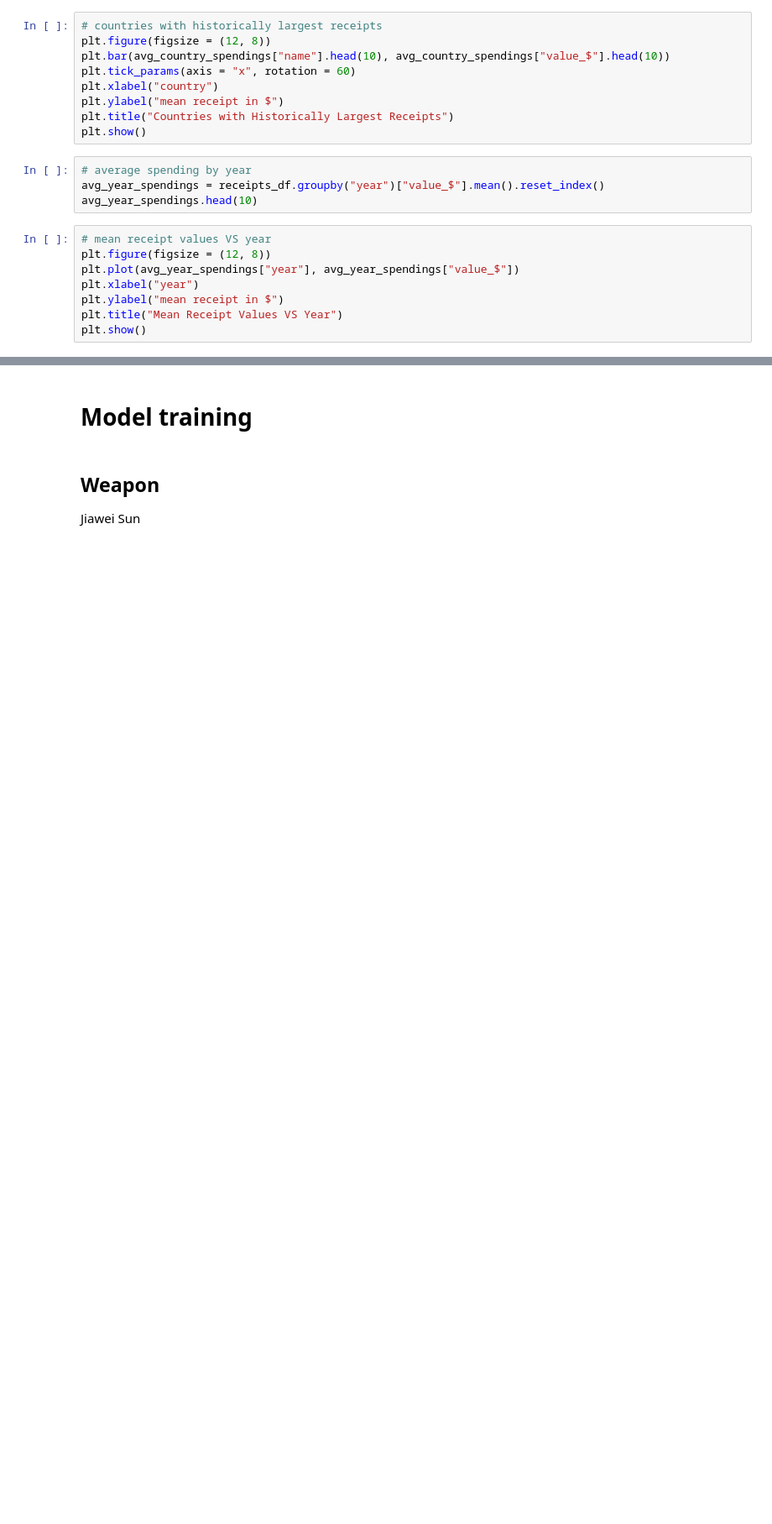
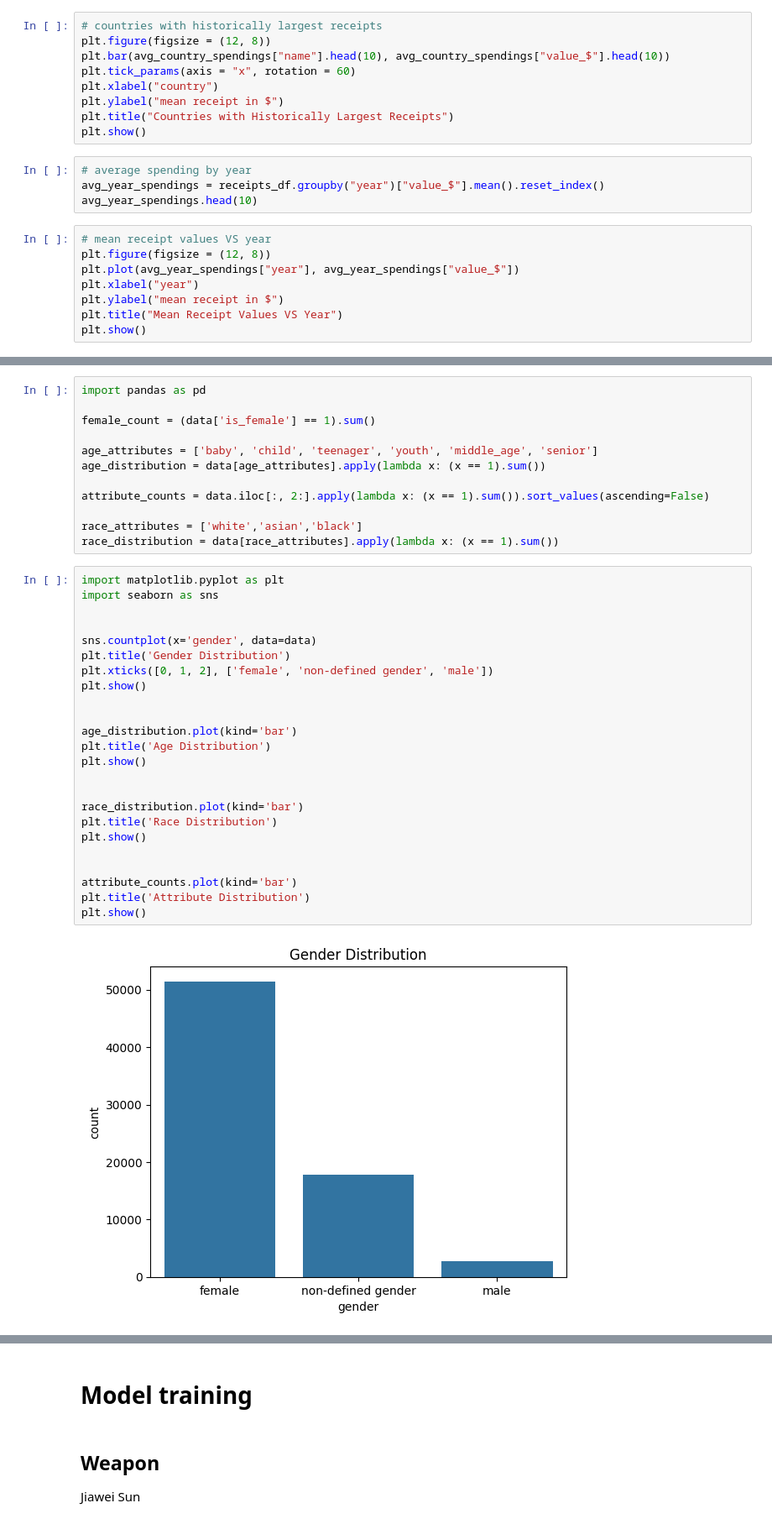
Before and after one commit to BU-Spark/ml-mit-evidence-analysis, a Jupyter notebook: EDA.ipynb, the cells around one changed output, grey strips where cells are left out. Shown at 84% size. Drawn from its saved outputs; the diff is of its cells as text; blank space fills up the shorter version.

```diff
--- a/EDA.ipynb
+++ b/EDA.ipynb
@@ -670,0 +690,38 @@ plt.show()
+# %%
+import pandas as pd
+
+female_count = (data['is_female'] == 1).sum()
+
+age_attributes = ['baby', 'child', 'teenager', 'youth', 'middle_age', 'senior']
+age_distribution = data[age_attributes].apply(lambda x: (x == 1).sum())
+
+attribute_counts = data.iloc[:, 2:].apply(lambda x: (x == 1).sum()).sort_values(ascending=False)
+
+race_attributes = ['white','asian','black']
+race_distribution = data[race_attributes].apply(lambda x: (x == 1).sum())
+# %%
+import matplotlib.pyplot as plt
+import seaborn as sns
+
+
+sns.countplot(x='gender', data=data)
+plt.title('Gender Distribution')
+plt.xticks([0, 1, 2], ['female', 'non-defined gender', 'male'])
+plt.show()
+
+
+age_distribution.plot(kind='bar')
+plt.title('Age Distribution')
+plt.show()
+
+
+race_distribution.plot(kind='bar')
+plt.title('Race Distribution')
+plt.show()
+
+
+attribute_counts.plot(kind='bar')
+plt.title('Attribute Distribution')
+plt.show()
+# %% [output]
+[figure, added]
```
Also changed, not shown: parts of 9 cells of this notebook.
